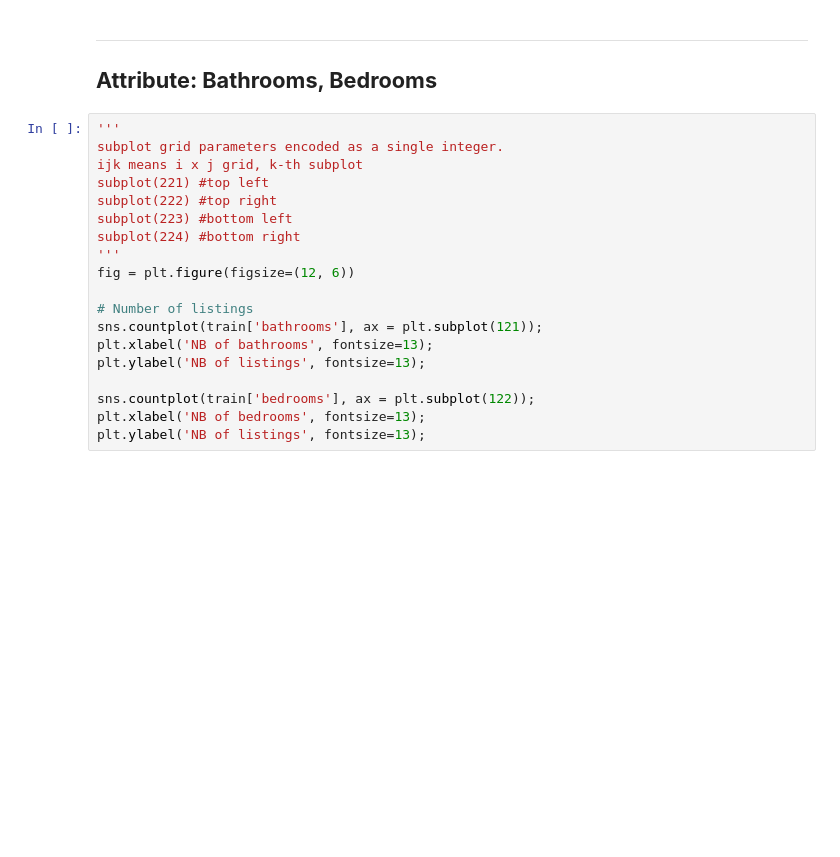
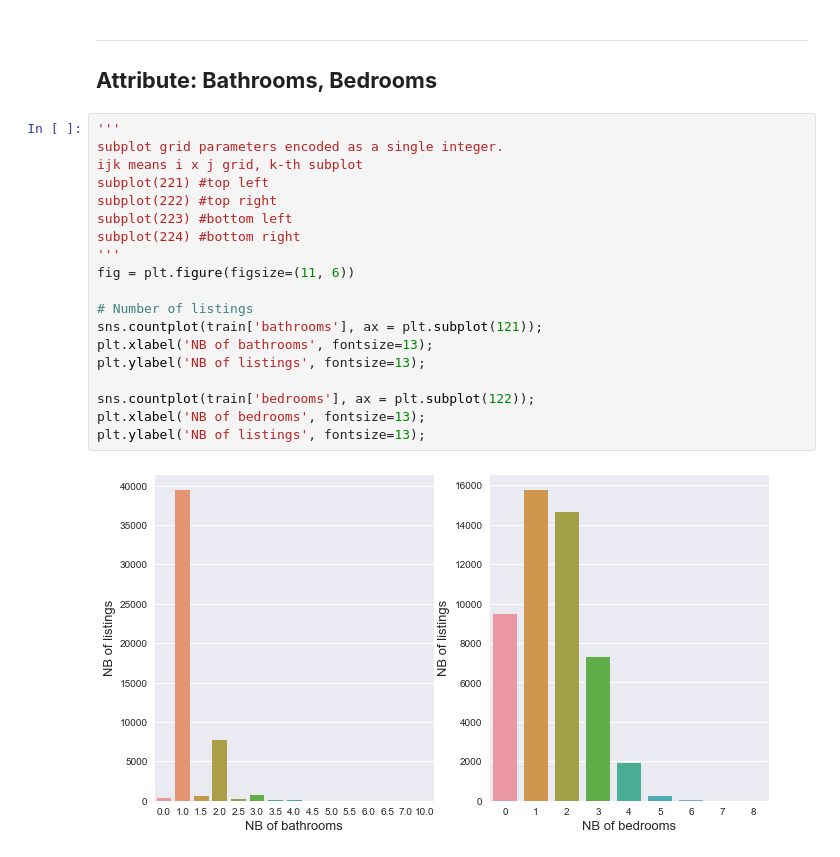
Before and after one commit to elisoyoungkim/rent-interest-classifier, a Jupyter notebook: two_sigma.ipynb, the cells around one changed output. Drawn from its saved outputs; the diff is of its cells as text; blank space fills up the shorter version.

```diff
--- a/two_sigma.ipynb
+++ b/two_sigma.ipynb
@@ -319,22 +449,24 @@ plt.show()
 # %%
 '''
 subplot grid parameters encoded as a single integer.
 ijk means i x j grid, k-th subplot
 subplot(221) #top left
 subplot(222) #top right
 subplot(223) #bottom left
 subplot(224) #bottom right
 '''
-fig = plt.figure(figsize=(12, 6))
+fig = plt.figure(figsize=(11, 6))
 
 # Number of listings
 sns.countplot(train['bathrooms'], ax = plt.subplot(121));
 plt.xlabel('NB of bathrooms', fontsize=13);
 plt.ylabel('NB of listings', fontsize=13);
 
 sns.countplot(train['bedrooms'], ax = plt.subplot(122));
 plt.xlabel('NB of bedrooms', fontsize=13);
 plt.ylabel('NB of listings', fontsize=13);
+# %% [output]
+[figure, added]
 # %%
 # Number of rooms based on Interest level
 grouped_bathroom = train.groupby(
```
Also changed, not shown: parts of 27 cells of this notebook.
